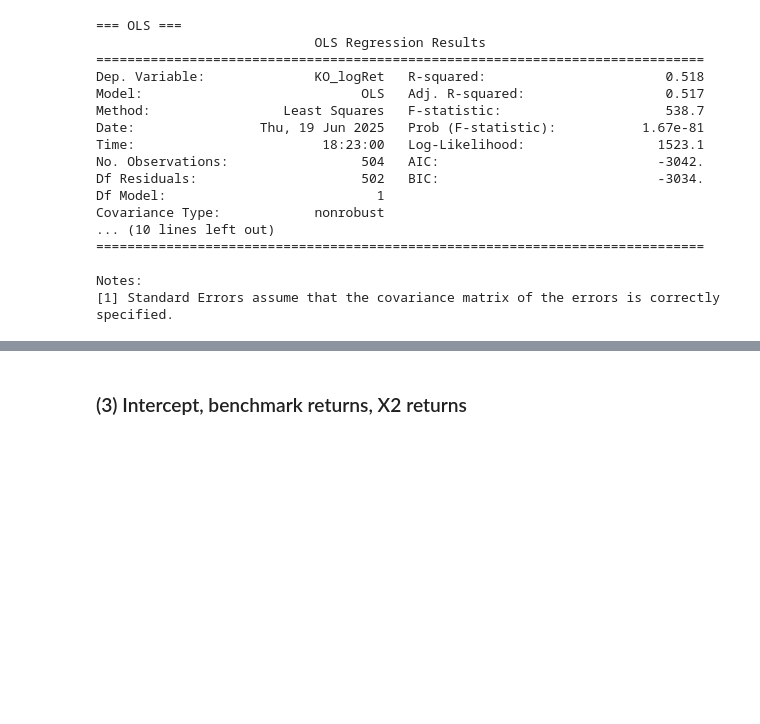
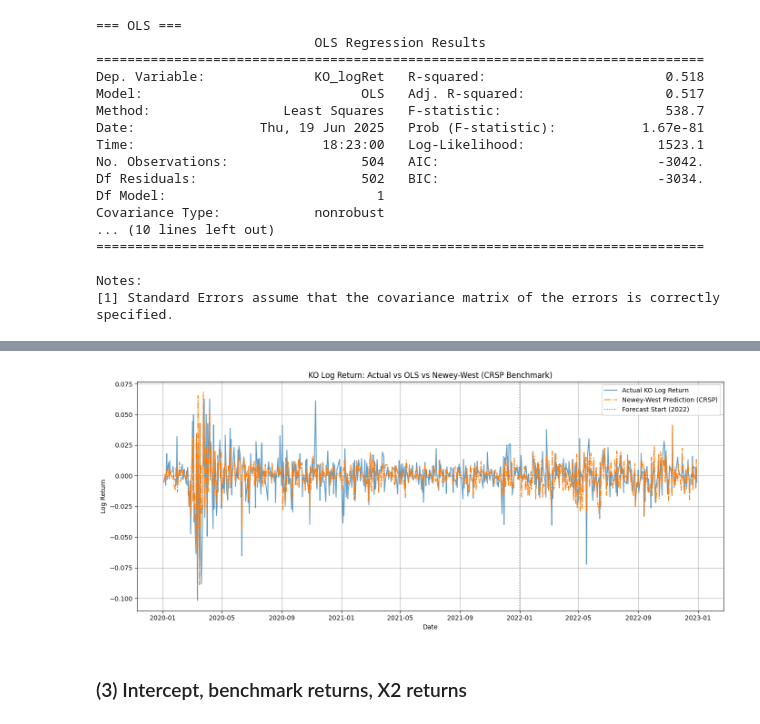
Before and after one commit to CYXNBNBNB/AD685-Quantitative-Methods-for-Finance, a Jupyter notebook: AD685 OLS Regression HAC.ipynb, the cells around one changed output, grey strips where cells are left out. Cells and saved outputs as stored; diff of their text form; code cells hidden in the pictures; blank space fills up the shorter version.

```diff
--- a/AD685 OLS Regression HAC.ipynb
+++ b/AD685 OLS Regression HAC.ipynb
@@ -520,8 +628,9 @@ Notes:
 # %%
 # Newey-West (lag = 1)
-hac2 = ols2.get_robustcov_results(cov_type="HAC", maxlags=1)
+s2 = ols2.get_robustcov_results(cov_type='HAC', maxlags=1)
+
 print("\n=== Newey-West (lag = 1) ===")
-print(hac2.summary())
+print(s2.summary())
 # %% [output]
 === Newey-West (lag = 1) ===
                             OLS Regression Results
@@ -540,6 +649,42 @@ Covariance Type:                  HAC
 
 Notes:
 [1] Standard Errors are heteroscedasticity and autocorrelation robust (HAC) using 1 lags and without small sample correction
+# %%
+# --- 使用 OLS 和 Newey-West 模型分别预测 -----------------------------------
+y2_pred_train_ols = ols2.predict(X2c)
+y2_pred_test_ols  = ols2.predict(X2c_test)
+
+y2_pred_train_nw = s2.predict(X2c)
+y2_pred_test_nw  = s2.predict(X2c_test)
+
+# --- 合并预测值为完整序列（2020–2022） -----------------------------------
+pred_ols_crsp_all = pd.Series(index=KO.loc["2020":"2022"].index, dtype="float64")
+pred_nw_crsp_all  = pd.Series(index=KO.loc["2020":"2022"].index, dtype="float64")
+
+pred_ols_crsp_all.loc[train2.index] = y2_pred_train_ols
+pred_ols_crsp_all.loc[test2.index]  = y2_pred_test_ols
+
+pred_nw_crsp_all.loc[train2.index] = y2_pred_train_nw
+pred_nw_crsp_all.loc[test2.index]  = y2_pred_test_nw
+
+# --- 实际 log return ---------------------------------------------------
+actual = KO.loc["2020":"2022", "log_return"]
+
+# --- 绘图：OLS vs Newey-West vs Actual --------------------------------
+plt.figure(figsize=(14, 6))
+plt.plot(actual.index, actual, label="Actual KO Log Return", alpha=0.7)
+#plt.plot(pred_ols_crsp_all.index, pred_ols_crsp_all, label="OLS Prediction (CRSP)", linestyle="--")
+plt.plot(pred_nw_crsp_all.index, pred_nw_crsp_all, label="Newey-West Prediction (CRSP)", linestyle="-.")
+plt.axvline(pd.Timestamp("2022-01-01"), color='gray', linestyle=':', label="Forecast Start (2022)")
+plt.title("KO Log Return: Actual vs OLS vs Newey-West (CRSP Benchmark)")
+plt.xlabel("Date")
+plt.ylabel("Log Return")
+plt.legend()
+plt.grid(True)
+plt.tight_layout()
+plt.show()
+# %% [output]
+[figure, added]
 # %% [markdown]
 ### (3) Intercept, benchmark returns, X2 returns
 # %%
```
Also changed, not shown: parts of 13 cells of this notebook.
